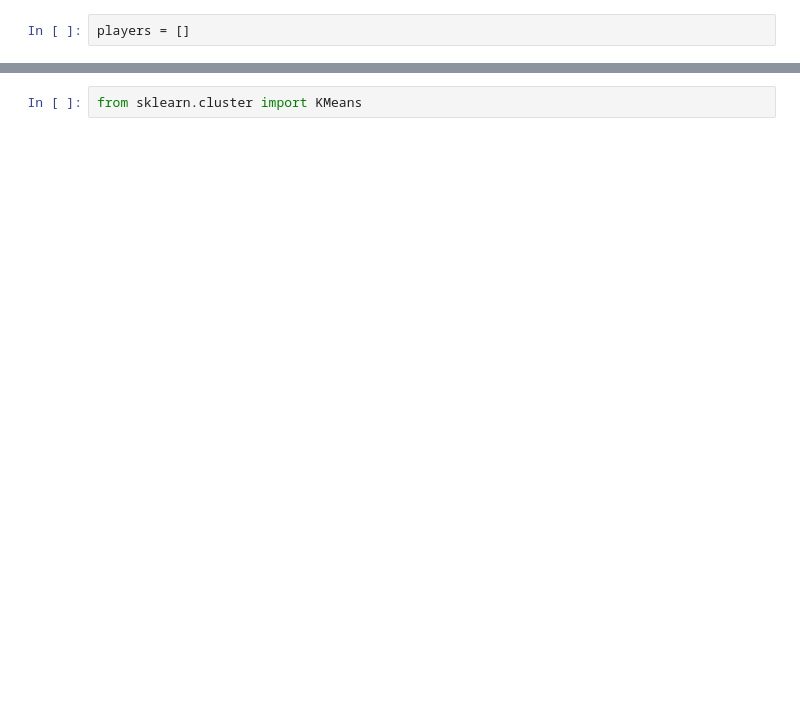
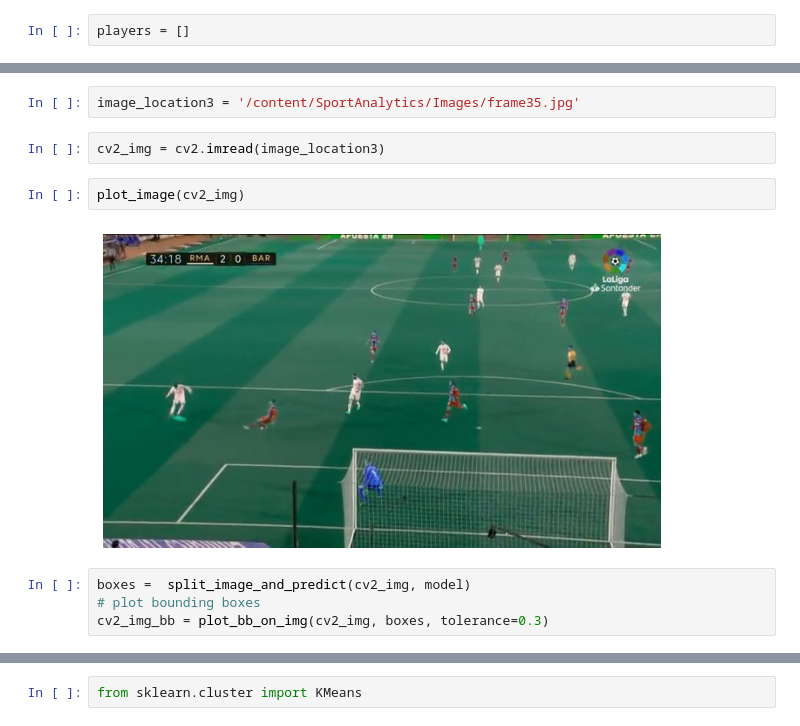
Before and after one commit to teoad95/Sport-analytics, a Jupyter notebook: Football_analytics.ipynb, the cells around one changed output, grey strips where cells are left out. Drawn from its saved outputs; the diff is of its cells as text; blank space fills up the shorter version.

```diff
--- a/Football_analytics.ipynb
+++ b/Football_analytics.ipynb
@@ -335,2 +291,14 @@ plt.show()
 For this task, kmeans will get used.
 We'll find the average of the colors for each image and then we will cluster them in 2 centers.
+# %%
+image_location3 = '/content/SportAnalytics/Images/frame35.jpg'
+# %%
+cv2_img = cv2.imread(image_location3)
+# %%
+plot_image(cv2_img)
+# %% [output]
+[figure, added]
+# %%
+boxes =  split_image_and_predict(cv2_img, model)
+# plot bounding boxes
+cv2_img_bb = plot_bb_on_img(cv2_img, boxes, tolerance=0.3)
```
Also changed, not shown: parts of 27 cells of this notebook.
